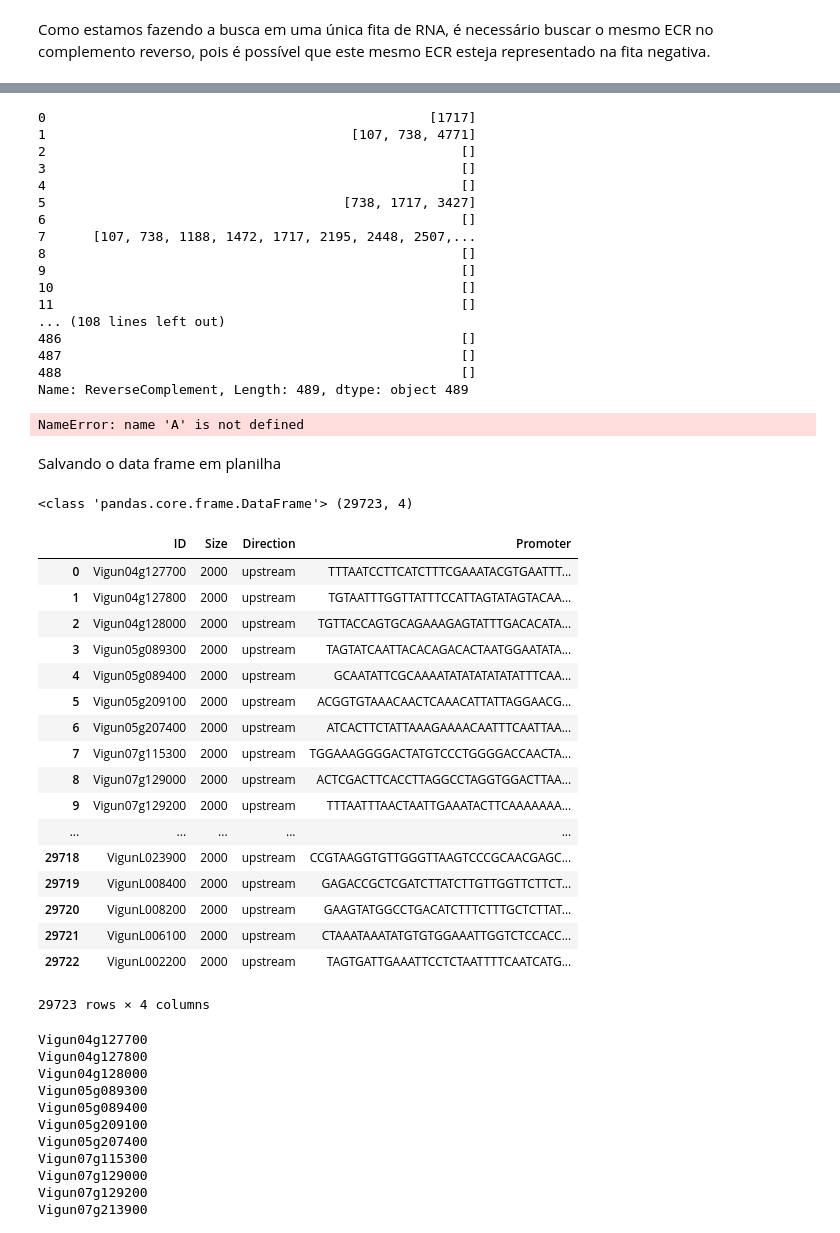
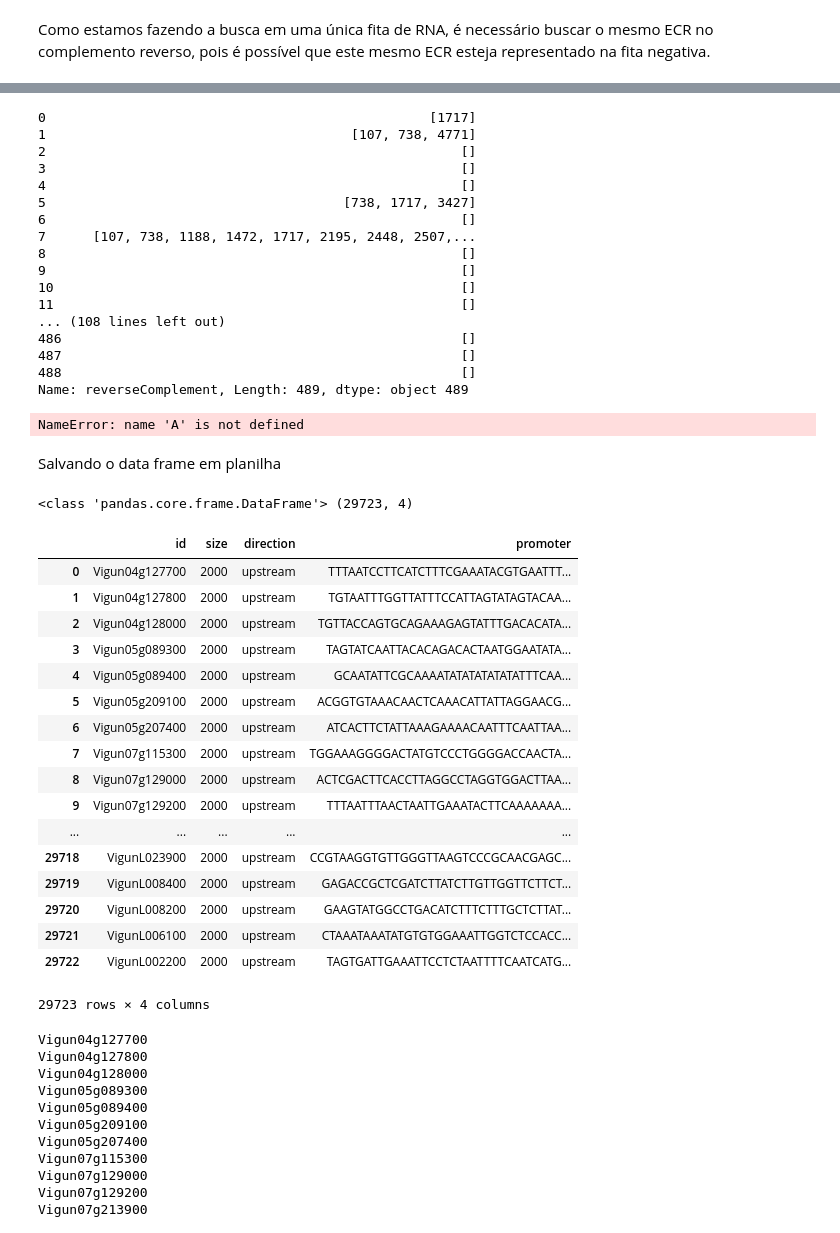
Before and after one commit to filipecmedeiros/PhytoProm, a Jupyter notebook: Data science/Pré-processamento.ipynb, the cells around one changed output, grey strips where cells are left out. Drawn from its saved outputs; the diff is of its cells as text; code cells hidden in the pictures.

```diff
--- a/Data science/Pré-processamento.ipynb
+++ b/Data science/Pré-processamento.ipynb
@@ -470,8 +470,8 @@ df
 489 rows × 10 columns
 # %%
 #Minerando ECRs no conjunto de promotores teste
-procura = df.Motifs.apply(lambda x: searchFT(promotor.Promotor[0], 5000, x))
-procura2 = df.ReverseComplement.apply(lambda x: searchFT(promotor.Promotor[0], 5000, x))
+procura = df.motifs.apply(lambda x: searchFT(promotor.promotor[0], 5000, x))
+procura2 = df.reverseComplement.apply(lambda x: searchFT(promotor.promotor[0], 5000, x))
 print(procura, len(procura))
 print (procura2, len(procura2))[A-Za-z0-9.]
 # %% [output]
@@ -491,7 +491,7 @@ print (procura2, len(procura2))[A-Za-z0-9.]
 486                                                   []
 487                                                   []
 488                                                   []
-Name: ReverseComplement, Length: 489, dtype: object 489
+Name: reverseComplement, Length: 489, dtype: object 489
 NameError: name 'A' is not defined
 # %% [markdown]
 Salvando o data frame em planilha
@@ -509,12 +509,12 @@ df.to_sql('transcriptors_transcriptor', engine, index_label='ID', if_exists='app
 # %%
 genome = pd.read_csv(
     'promotores de vigna.txt',
-    sep=' ', header=None, names=['ID','Size', 'Direction', 'Promoter'])
+    sep=' ', header=None, names=['id','size', 'direction', 'promoter'])
 print(type(genome), genome.shape)
 genome
 # %% [output]
 <class 'pandas.core.frame.DataFrame'> (29723, 4)
-|  | ID | Size | Direction | Promoter |
+|  | id | size | direction | promoter |
 | 0 | Vigun04g127700 | 2000 | upstream | TTTAATCCTTCATCTTTCGAAATACGTGAATTT... |
 | 1 | Vigun04g127800 | 2000 | upstream | TGTAATTTGGTTATTTCCATTAGTATAGTACAA... |
 | 2 | Vigun04g128000 | 2000 | upstream | TGTTACCAGTGCAGAAAGAGTATTTGACACATA... |
```
Also changed, not shown: parts of 25 cells of this notebook, 10 other files.
